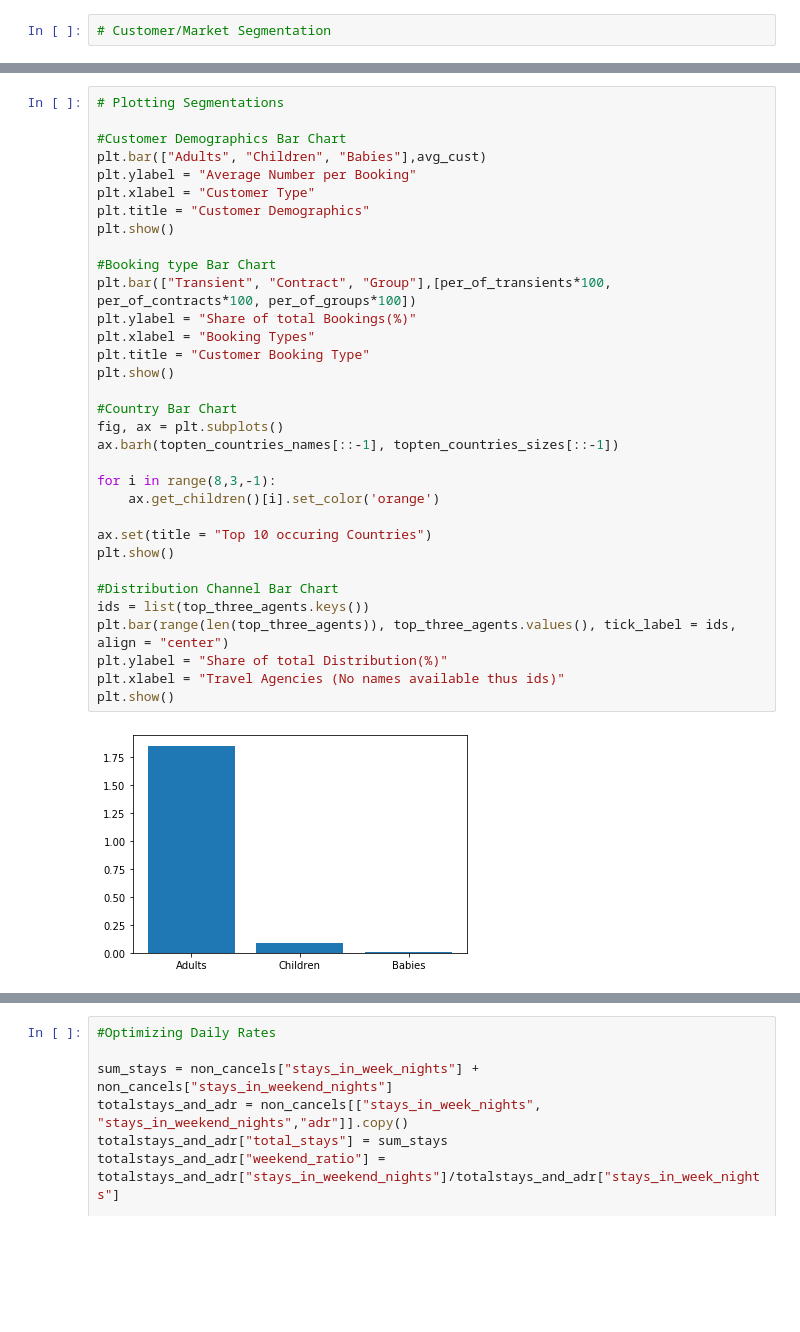
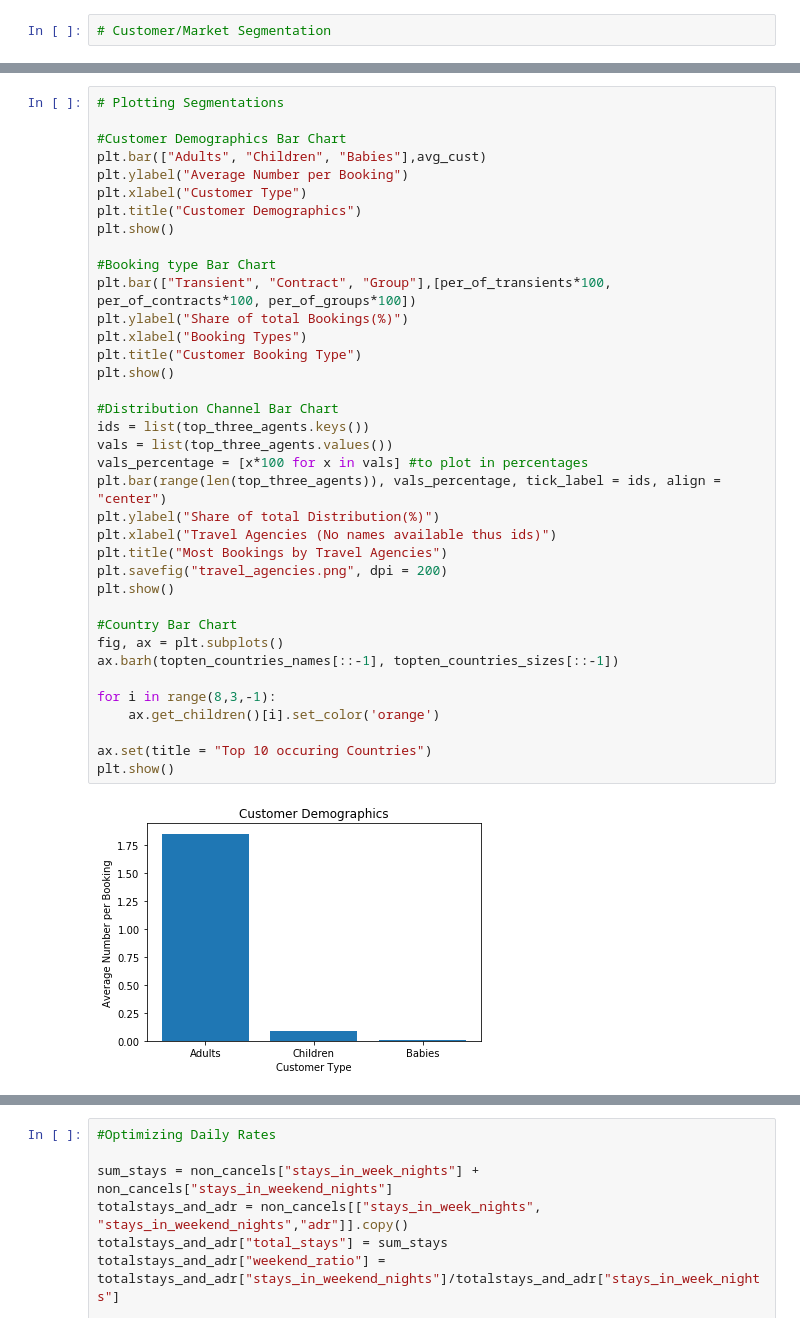
Before and after one commit to IkbalYesiltas/hotel-demand-analysis, a Jupyter notebook: Hotel_Analysis.ipynb, the cells around one changed output, grey strips where cells are left out. Drawn from its saved outputs; the diff is of its cells as text; blank space fills up the shorter version.

```diff
--- a/Hotel_Analysis.ipynb
+++ b/Hotel_Analysis.ipynb
@@ -79,35 +79,39 @@ top_three_agents = city["agent"].value_counts(normalize = True).head(3).to_dict(
 # %%
 # Plotting Segmentations
 
 #Customer Demographics Bar Chart
 plt.bar(["Adults", "Children", "Babies"],avg_cust)
-plt.ylabel = "Average Number per Booking"
-plt.xlabel = "Customer Type"
-plt.title = "Customer Demographics"
+plt.ylabel("Average Number per Booking")
+plt.xlabel("Customer Type")
+plt.title("Customer Demographics")
 plt.show()
 
 #Booking type Bar Chart
 plt.bar(["Transient", "Contract", "Group"],[per_of_transients*100, per_of_contracts*100, per_of_groups*100])
-plt.ylabel = "Share of total Bookings(%)"
-plt.xlabel = "Booking Types"
-plt.title = "Customer Booking Type"
+plt.ylabel("Share of total Bookings(%)")
+plt.xlabel("Booking Types")
+plt.title("Customer Booking Type")
+plt.show()
+
+#Distribution Channel Bar Chart
+ids = list(top_three_agents.keys())
+vals = list(top_three_agents.values())
+vals_percentage = [x*100 for x in vals] #to plot in percentages
+plt.bar(range(len(top_three_agents)), vals_percentage, tick_label = ids, align = "center")
+plt.ylabel("Share of total Distribution(%)")
+plt.xlabel("Travel Agencies (No names available thus ids)")
+plt.title("Most Bookings by Travel Agencies")
+plt.savefig("travel_agencies.png", dpi = 200)
 plt.show()
 
 #Country Bar Chart
 fig, ax = plt.subplots()
 ax.barh(topten_countries_names[::-1], topten_countries_sizes[::-1])
 
 for i in range(8,3,-1):
     ax.get_children()[i].set_color('orange')
 
 ax.set(title = "Top 10 occuring Countries")
 plt.show()
-
-#Distribution Channel Bar Chart
-ids = list(top_three_agents.keys())
-plt.bar(range(len(top_three_agents)), top_three_agents.values(), tick_label = ids, align = "center")
-plt.ylabel = "Share of total Distribution(%)"
-plt.xlabel = "Travel Agencies (No names available thus ids)"
-plt.show()
 # %% [output]
-[figure, old version]
+[figure, new version]
```
Also changed, not shown: parts of 4 cells of this notebook.
